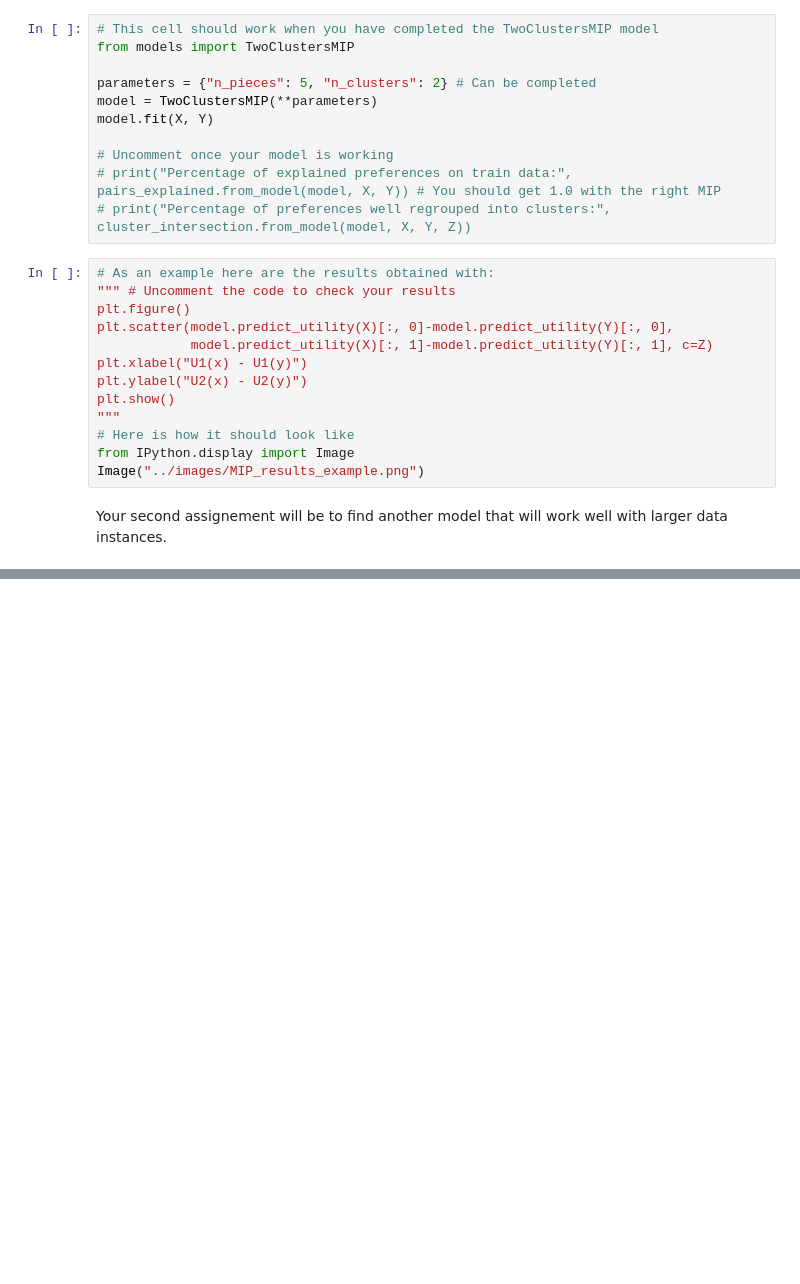
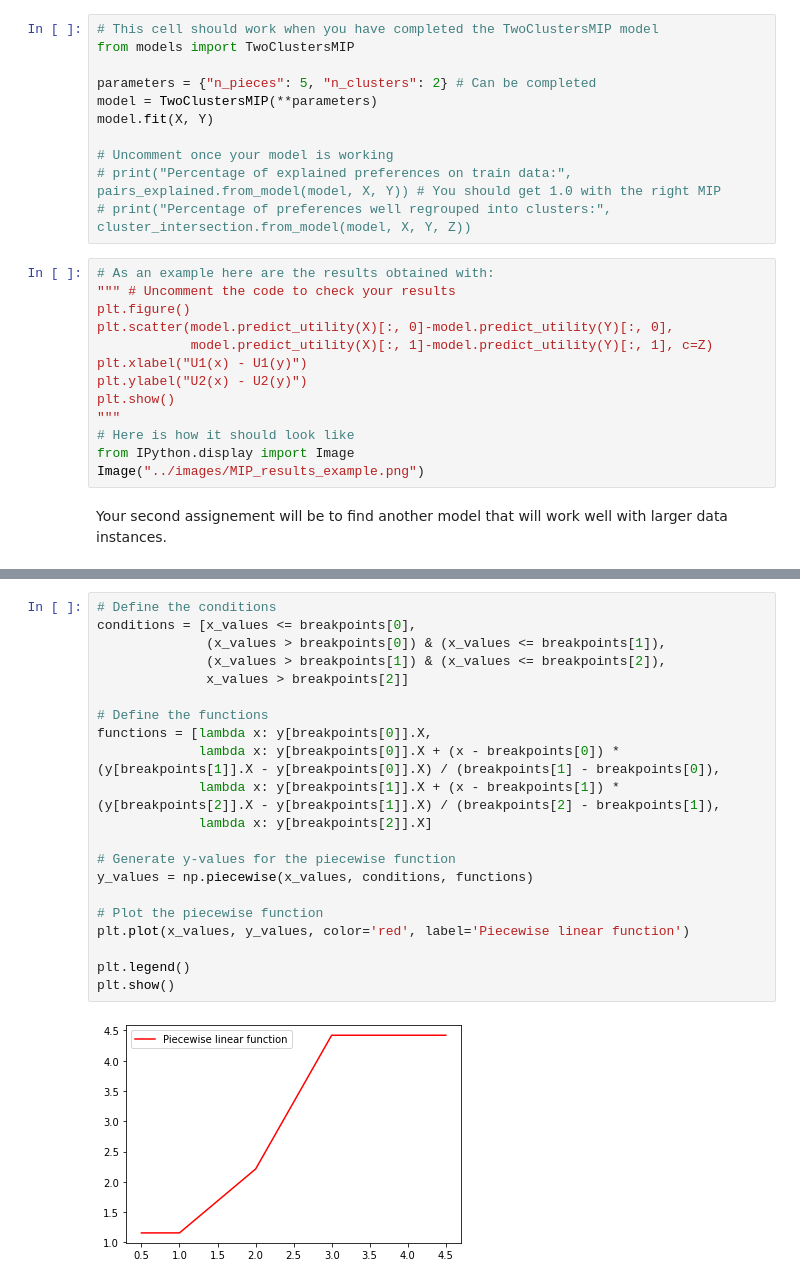
Before and after one commit to artefactory/cs-sdp-2023-24, a Jupyter notebook: notebooks/example.ipynb, the cells around one changed output, grey strips where cells are left out. Saved outputs shown, nothing was run; the diff lists cells and outputs as text; blank space fills up the shorter version.

```diff
--- a/notebooks/example.ipynb
+++ b/notebooks/example.ipynb
@@ -154,0 +371,23 @@ Your second assignement will be to find another model that will work well with l
+# %%
+# Define the conditions
+conditions = [x_values <= breakpoints[0],
+              (x_values > breakpoints[0]) & (x_values <= breakpoints[1]),
+              (x_values > breakpoints[1]) & (x_values <= breakpoints[2]),
+              x_values > breakpoints[2]]
+
+# Define the functions
+functions = [lambda x: y[breakpoints[0]].X,
+             lambda x: y[breakpoints[0]].X + (x - breakpoints[0]) * (y[breakpoints[1]].X - y[breakpoints[0]].X) / (breakpoints[1] - breakpoints[0]),
+             lambda x: y[breakpoints[1]].X + (x - breakpoints[1]) * (y[breakpoints[2]].X - y[breakpoints[1]].X) / (breakpoints[2] - breakpoints[1]),
+             lambda x: y[breakpoints[2]].X]
+
+# Generate y-values for the piecewise function
+y_values = np.piecewise(x_values, conditions, functions)
+
+# Plot the piecewise function
+plt.plot(x_values, y_values, color='red', label='Piecewise linear function')
+
+plt.legend()
+plt.show()
+# %% [output]
+[figure, added]
```
Also changed, not shown: parts of 10 cells of this notebook, 1 other file.
